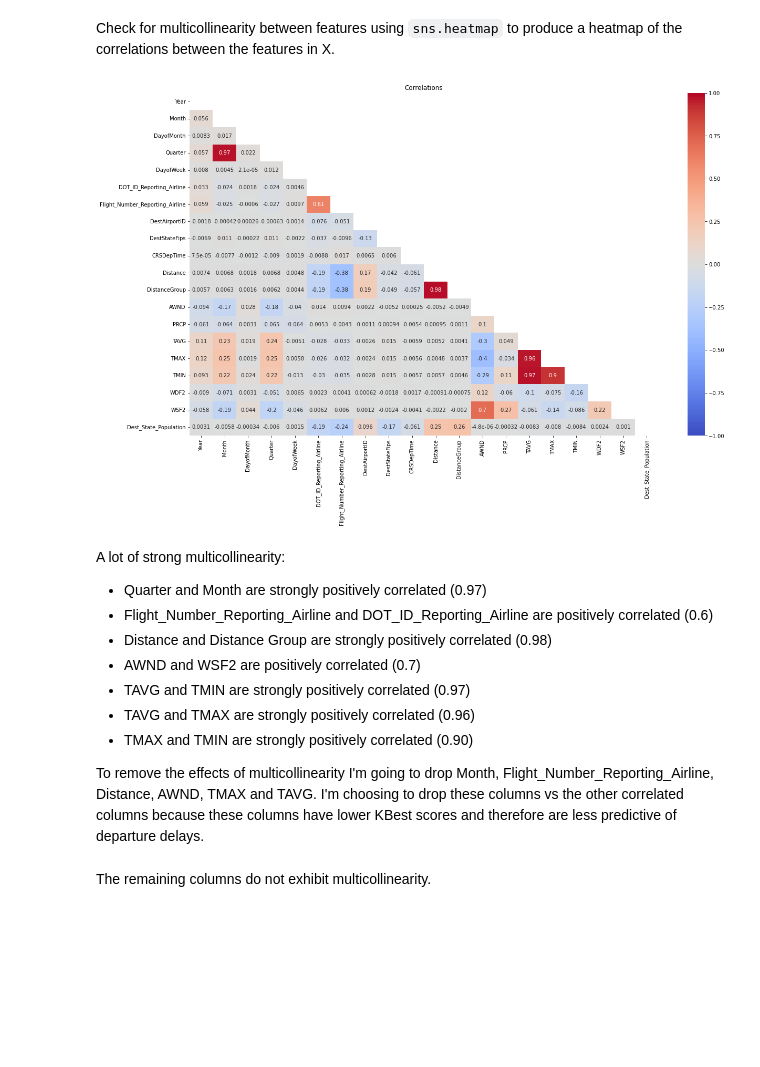
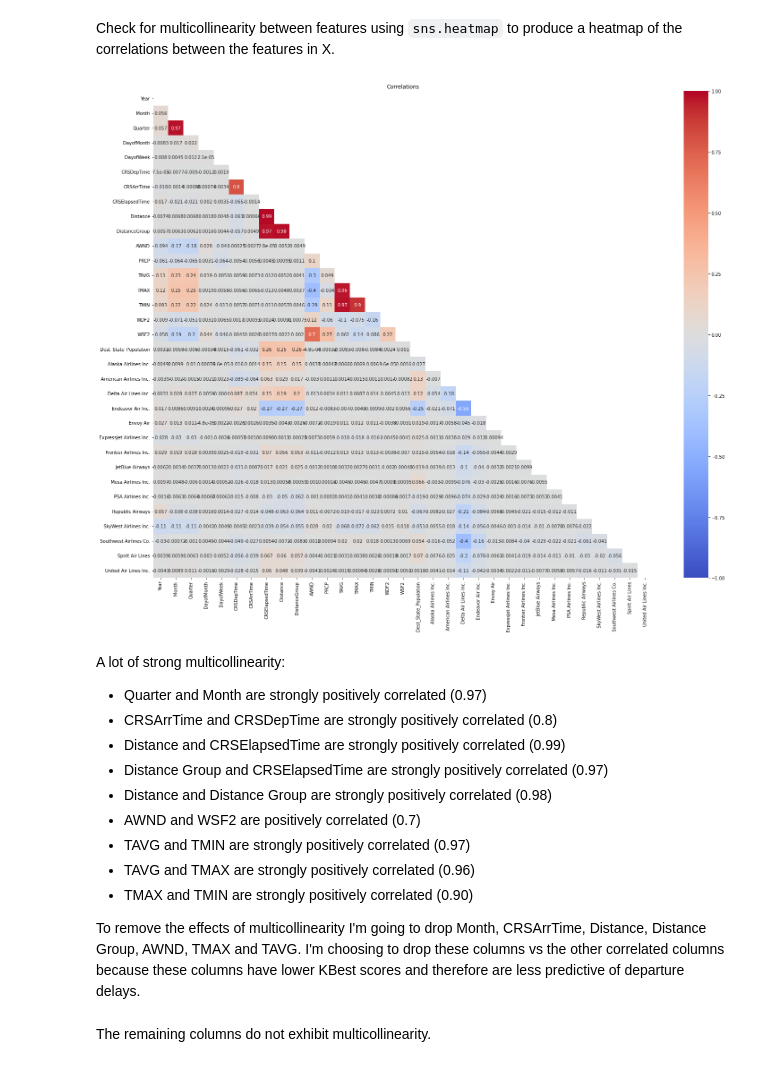
Before and after one commit to stephgolob/Predicting-Flight-Delays, a Jupyter notebook: Exploratory_Data_Analysis.ipynb, the cells around one changed output. Saved outputs shown, nothing was run; the diff lists cells and outputs as text; code cells hidden in the pictures; blank space fills up the shorter version.

```diff
--- a/Exploratory_Data_Analysis.ipynb
+++ b/Exploratory_Data_Analysis.ipynb
@@ -1179,0 +1321,2 @@ I'm not going to convert any of the categorical columns into numeric columns bec
+# %%
+encoded_df = pd.DataFrame(dense_array, columns = ohe.categories_, dtype = int)
@@ -1179,0 +1343,4 @@ I'm not going to convert any of the categorical columns into numeric columns bec
+# %%
+# reset the index of each dataframe to be concatenated so new rows aren't created
+
+atl_df = pd.concat([atl_df.reset_index(drop = True), encoded_df.reset_index(drop = True)], axis = 1)
@@ -1180,3 +1366,15 @@ I'm not going to convert any of the categorical columns into numeric columns bec
+# %%
+atl_df.columns = ['Year','Quarter','Month','DayofMonth','DayofWeek','FlightDate','Reporting_Airline','DOT_ID_Reporting_Airline',
+'IATA_CODE_Reporting_Airline','Tail_Number','Flight_Number_Reporting_Airline','OriginAirportID','OriginAirportSeqID',
+'OriginCityMarketID','Origin','OriginCityName','OriginState','OriginStateFips','OriginStateName','OriginWac','DestAirportID',
+'DestAirportSeqID','DestCityMarketID','Dest','DestCityName','DestState','DestStateFips','DestStateName','DestWac','CRSDepTime',
+'DepTime','DepDelay','DepDelayMinutes','DepDel15','DepartureDelayGroups','DepTimeBlk','TaxiOut','WheelsOff','WheelsOn',
+'TaxiIn','CRSArrTime','ArrTime','ArrDelay','ArrDelayMinutes','ArrDel15','ArrivalDelayGroups','ArrTimeBlk','CRSElapsedTime',
+'ActualElapsedTime','AirTime','Flights','Distance','DistanceGroup','DivAirportLandings','AWND','PRCP','TAVG','TMAX','TMIN',
+'WDF2','WDF5','WSF2','WSF5','Airline_Name','Dest_State_Population','Dep_Delay_classes','Alaska Airlines Inc.','American Airlines Inc.',
+'Delta Air Lines Inc.','Endeavor Air Inc.','Envoy Air','ExpressJet Airlines Inc.','Frontier Airlines Inc.','JetBlue Airways',
+'Mesa Airlines Inc.','PSA Airlines Inc.','Republic Airways','SkyWest Airlines Inc.','Southwest Airlines Co.','Spirit Air Lines',
+'United Air Lines Inc.']
 # %% [markdown]
 The columns to be included in the modeling are:
 
@@ -1204,7 +1415,10 @@ The columns to be included in the modeling are:
 # %% [markdown]
 Split data into feature and target variables.
 # %%
-X = atl_df[["Year", "Month", "DayofMonth", "Quarter", "DayofWeek", "DOT_ID_Reporting_Airline", "Flight_Number_Reporting_Airline", "DestAirportID", "DestStateFips", "CRSDepTime", "Distance", "DistanceGroup", "AWND", "PRCP", "TAVG", "TMAX", "TMIN", "WDF2", "WSF2", "Dest_State_Population"]]
+X = atl_df[["Year", "Month", "Quarter", "DayofMonth", "DayofWeek", "CRSDepTime", "CRSArrTime", "CRSElapsedTime", "Distance", "DistanceGroup", "AWND", "PRCP", "TAVG",
+            "TMAX", "TMIN", "WDF2", "WSF2", "Dest_State_Population",'Alaska Airlines Inc.','American Airlines Inc.','Delta Air Lines Inc.','Endeavor Air Inc.','Envoy Air',
+            'ExpressJet Airlines Inc.','Frontier Airlines Inc.','JetBlue Airways','Mesa Airlines Inc.','PSA Airlines Inc.','Republic Airways','SkyWest Airlines Inc.',
+            'Southwest Airlines Co.','Spirit Air Lines','United Air Lines Inc.']]
 
 y = atl_df["Dep_Delay_classes"]
 # %%
@@ -1288,24 +1504,26 @@ It's surprising that the Destination Airport has a relatively low score, I would
 # %% [markdown]
 Check for multicollinearity between features using `sns.heatmap` to produce a heatmap of the correlations between the features in X.
 # %%
-plt.figure(figsize = (20,12))
+plt.figure(figsize = (25,20))
 
 sns.heatmap(X.corr(), cmap = "coolwarm", annot = True, vmin = -1, vmax = 1, mask = np.triu(X.corr()))
 
 plt.title("Correlations")
 
 plt.show()
 # %% [output]
-[figure, old version]
+[figure, new version]
 # %% [markdown]
 A lot of strong multicollinearity:
 - Quarter and Month are strongly positively correlated (0.97)
-- Flight_Number_Reporting_Airline and DOT_ID_Reporting_Airline are positively correlated (0.6)
+- CRSArrTime and CRSDepTime are strongly positively correlated (0.8)
+- Distance and CRSElapsedTime are strongly positively correlated (0.99)
+- Distance Group and CRSElapsedTime are strongly positively correlated (0.97)
 - Distance and Distance Group are strongly positively correlated (0.98)
 - AWND and WSF2 are positively correlated (0.7)
 - TAVG and TMIN are strongly positively correlated (0.97)
 - TAVG and TMAX are strongly positively correlated (0.96)
 - TMAX and TMIN are strongly positively correlated (0.90)
 
-To remove the effects of multicollinearity I'm going to drop Month, Flight_Number_Reporting_Airline, Distance, AWND, TMAX and TAVG. I'm choosing to drop these columns vs the other correlated columns because these columns have lower KBest scores and therefore are less predictive of departure delays.
+To remove the effects of multicollinearity I'm going to drop Month, CRSArrTime, Distance, Distance Group, AWND, TMAX and TAVG. I'm choosing to drop these columns vs the other correlated columns because these columns have lower KBest scores and therefore are less predictive of departure delays.
 # %%
```
Also changed, not shown: parts of 96 cells of this notebook.
